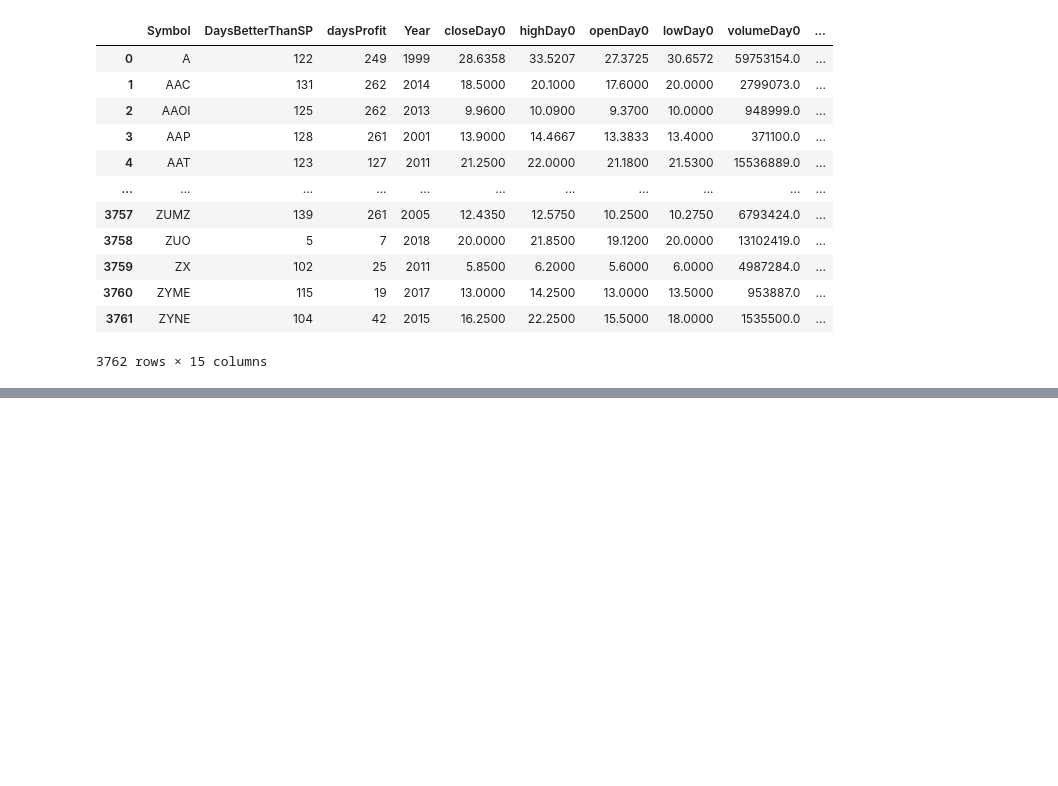
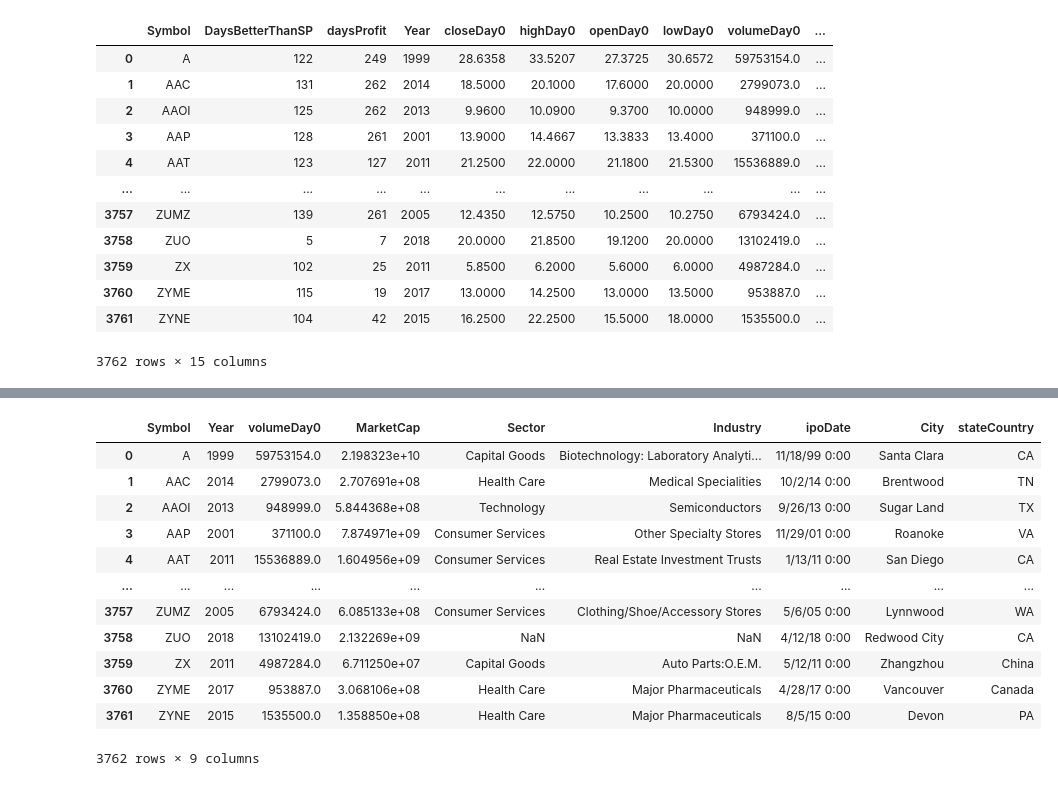
Before and after one commit to JunTheRewels/IPO_Analysis, a Jupyter notebook: sdfsdf.ipynb, the cells around one changed output, grey strips where cells are left out. Drawn from its saved outputs; the diff is of its cells as text; code cells hidden in the pictures; blank space fills up the shorter version.

```diff
--- a/sdfsdf.ipynb
+++ b/sdfsdf.ipynb
@@ -79 +112,19 @@ ipo_group
+# %%
+ipo_df.drop(ipo_df.iloc[:, 2:6], inplace = True, axis = 1)
+
+ipo_df
+# %% [output]
+|  | Symbol | Year | volumeDay0 | MarketCap | Sector | Industry | ipoDate | City | stateCountry |
+| 0 | A | 1999 | 59753154.0 | 2.198323e+10 | Capital Goods | Biotechnology: Laboratory Analyti... | 11/18/99 0:00 | Santa Clara | CA |
+| 1 | AAC | 2014 | 2799073.0 | 2.707691e+08 | Health Care | Medical Specialities | 10/2/14 0:00 | Brentwood | TN |
+| 2 | AAOI | 2013 | 948999.0 | 5.844368e+08 | Technology | Semiconductors | 9/26/13 0:00 | Sugar Land | TX |
+| 3 | AAP | 2001 | 371100.0 | 7.874971e+09 | Consumer Services | Other Specialty Stores | 11/29/01 0:00 | Roanoke | VA |
+| 4 | AAT | 2011 | 15536889.0 | 1.604956e+09 | Consumer Services | Real Estate Investment Trusts | 1/13/11 0:00 | San Diego | CA |
+| ... | ... | ... | ... | ... | ... | ... | ... | ... | ... |
+| 3757 | ZUMZ | 2005 | 6793424.0 | 6.085133e+08 | Consumer Services | Clothing/Shoe/Accessory Stores | 5/6/05 0:00 | Lynnwood | WA |
+| 3758 | ZUO | 2018 | 13102419.0 | 2.132269e+09 | NaN | NaN | 4/12/18 0:00 | Redwood City | CA |
+| 3759 | ZX | 2011 | 4987284.0 | 6.711250e+07 | Capital Goods | Auto Parts:O.E.M. | 5/12/11 0:00 | Zhangzhou | China |
+| 3760 | ZYME | 2017 | 953887.0 | 3.068106e+08 | Health Care | Major Pharmaceuticals | 4/28/17 0:00 | Vancouver | Canada |
+| 3761 | ZYNE | 2015 | 1535500.0 | 1.358850e+08 | Health Care | Major Pharmaceuticals | 8/5/15 0:00 | Devon | PA |
+3762 rows × 9 columns
 # %%
```
Also changed, not shown: parts of 13 cells of this notebook, 6 other files.
